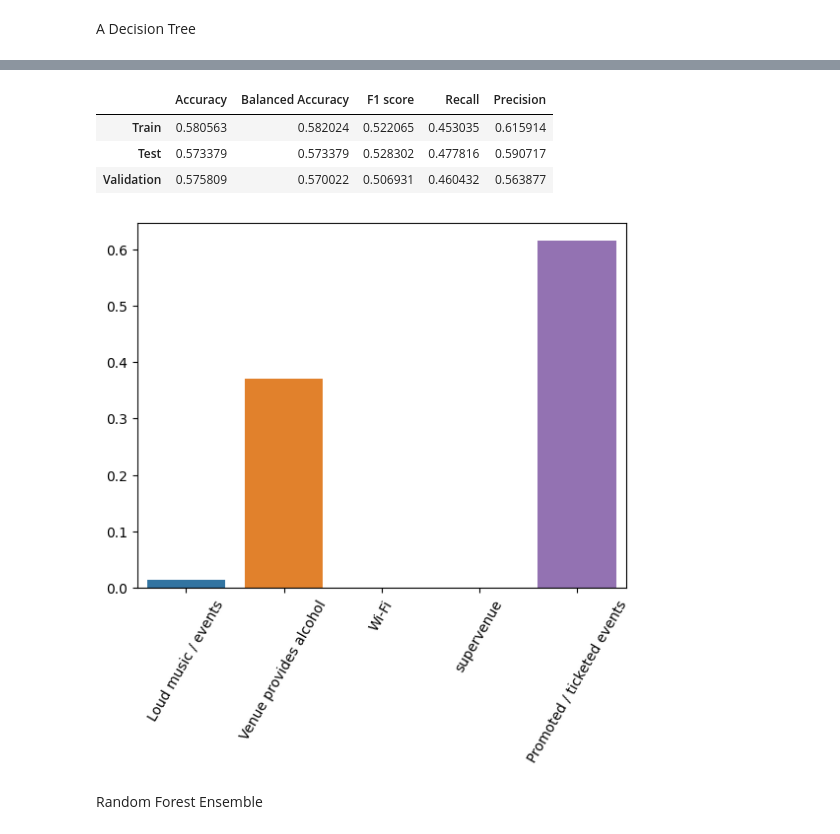
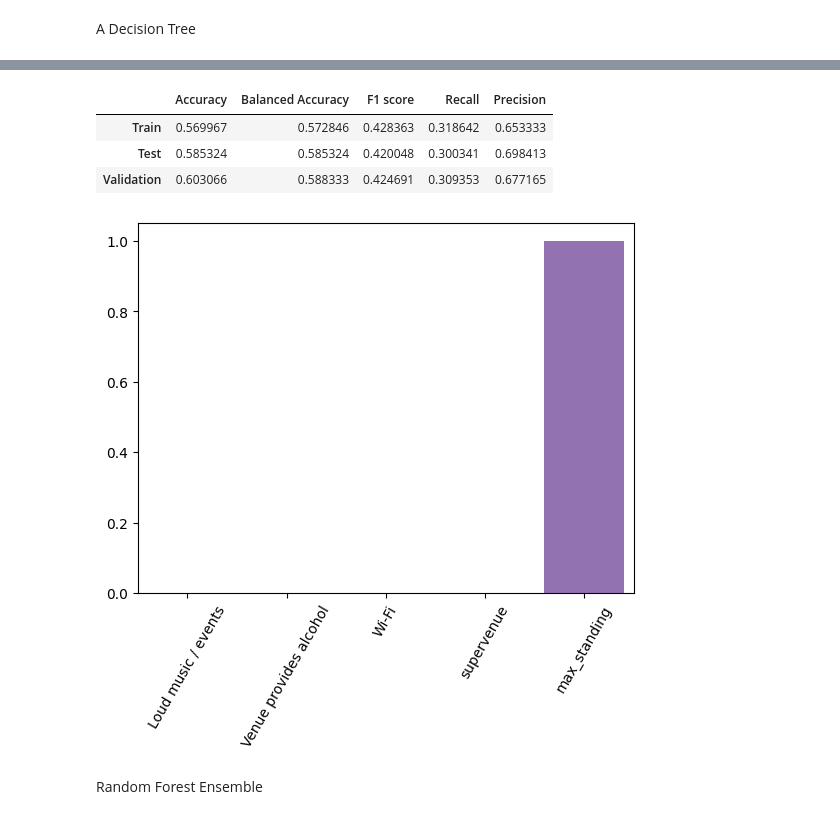
Before and after one commit to TosinPhillip/Datacamp-Professional-Data-Scientist-Certification-Case-Study, a Jupyter notebook: datacamp.ipynb, the cells around one changed output, grey strips where cells are left out. Saved outputs shown, nothing was run; the diff lists cells and outputs as text; code cells hidden in the pictures.

```diff
--- a/datacamp.ipynb
+++ b/datacamp.ipynb
@@ -585,7 +590,9 @@ def wrangle(file, filepath=False):
 
     return X_train, X_test, X_val, y_train, y_test, y_val
 # %%
-df.drop(['venue_name', 'U-Shaped_max', 'Theatre_max', 'max_standing'], axis=1, inplace=True)
+df_2 = df.copy()
+df.drop(['venue_name', 'U-Shaped_max', 'Theatre_max', 'Promoted / ticketed events'],
+        axis=1, inplace=True, errors='ignore')
 
 # And encode categorical columns
 df = pd.get_dummies(df, drop_first=True)
@@ -666,19 +673,19 @@ plt.show()
 # %%
-tuned_dtc = DecisionTreeClassifier(max_leaf_nodes=4,
-                                    min_samples_leaf=.15)
+tuned_dtc = DecisionTreeClassifier(max_leaf_nodes=2,
+                                    min_samples_leaf=.2)
 tuned_dtc.fit(X_train, y_train)
 assess_classifier(tuned_dtc)
 
 #We also want to see what our model thinks is important
 sns.barplot(x=X_train.columns, y=tuned_dtc.feature_importances_)
 plt.xticks(rotation=60)
 plt.show()
 # %% [output]
 |  | Accuracy | Balanced Accuracy | F1 score | Recall | Precision |
-| Train | 0.580563 | 0.582024 | 0.522065 | 0.453035 | 0.615914 |
-| Test | 0.573379 | 0.573379 | 0.528302 | 0.477816 | 0.590717 |
-| Validation | 0.575809 | 0.570022 | 0.506931 | 0.460432 | 0.563877 |
+| Train | 0.569967 | 0.572846 | 0.428363 | 0.318642 | 0.653333 |
+| Test | 0.585324 | 0.585324 | 0.420048 | 0.300341 | 0.698413 |
+| Validation | 0.603066 | 0.588333 | 0.424691 | 0.309353 | 0.677165 |
-[figure, old version]
+[figure, new version]
 # %% [markdown]
 Random Forest Ensemble
 # %%
```
Also changed, not shown: parts of 19 cells of this notebook.
